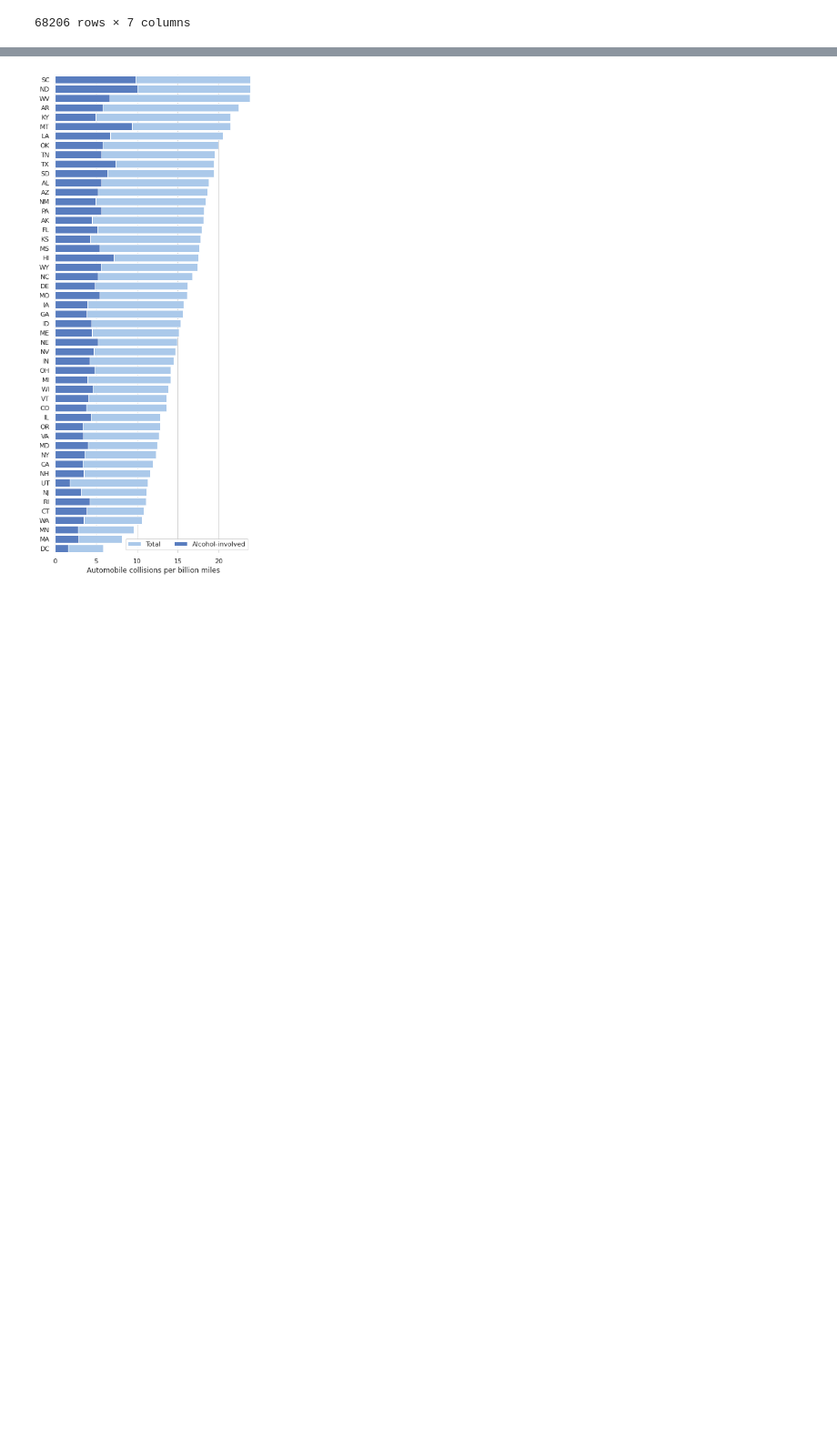
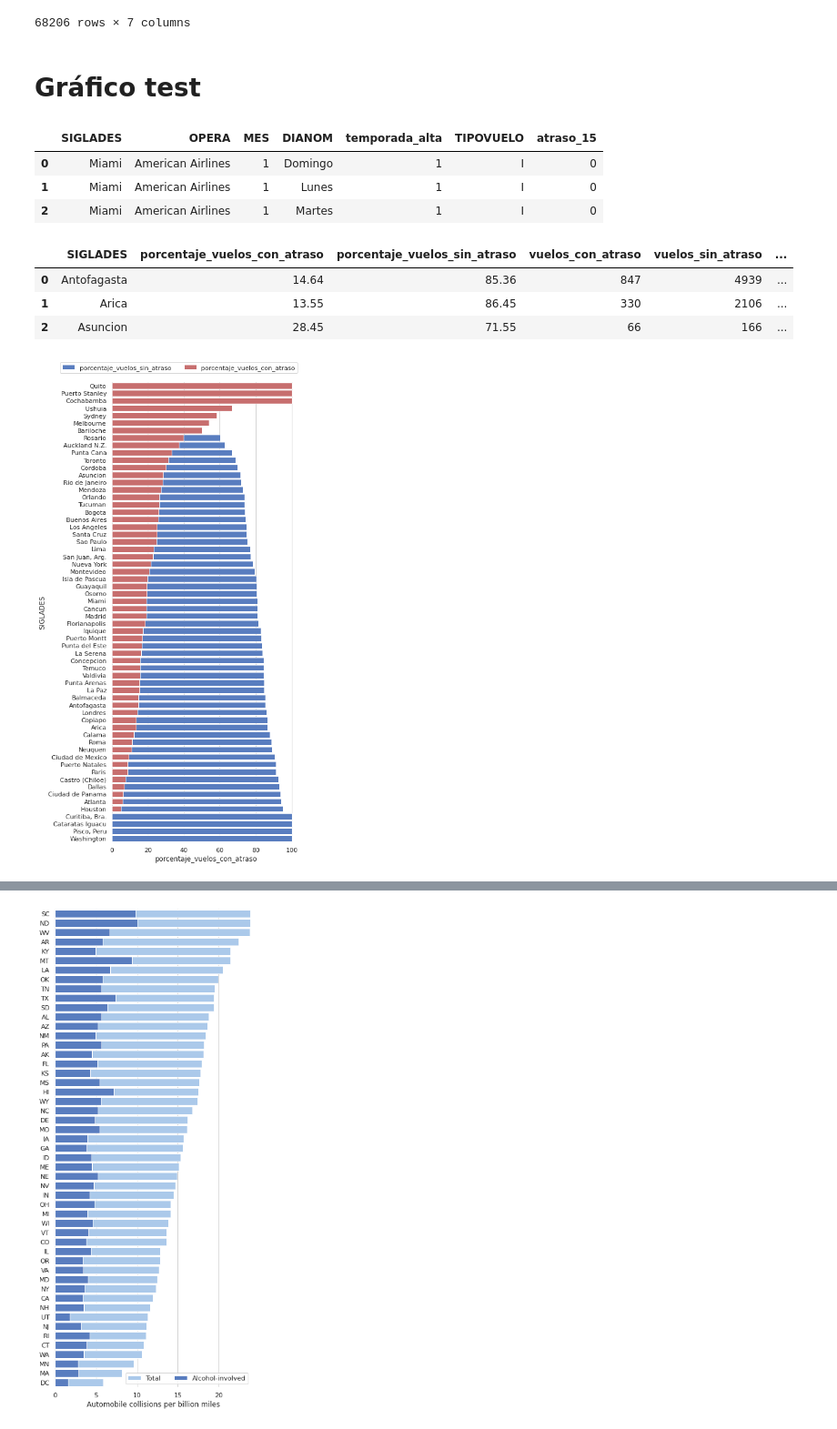
Before and after one commit to alexandergribenchenko/DS_LATAM_Test, a Jupyter notebook: solution.ipynb, the cells around one changed output, grey strips where cells are left out. Shown at 91% size. Saved outputs shown, nothing was run; the diff lists cells and outputs as text; code cells hidden in the pictures; blank space fills up the shorter version.

```diff
--- a/solution.ipynb
+++ b/solution.ipynb
@@ -434,3 +409,52 @@ df_reducida
 | 68204 | Lima | JetSmart SPA | 12 | Viernes | 1 | I | 0 |
 | 68205 | Lima | JetSmart SPA | 12 | Domingo | 1 | I | 0 |
 68206 rows × 7 columns
+# %% [markdown]
+# Gráfico test
+# %%
+df_reducida.head(3)
+# %% [output]
+|  | SIGLADES | OPERA | MES | DIANOM | temporada_alta | TIPOVUELO | atraso_15 |
+| 0 | Miami | American Airlines | 1 | Domingo | 1 | I | 0 |
+| 1 | Miami | American Airlines | 1 | Lunes | 1 | I | 0 |
+| 2 | Miami | American Airlines | 1 | Martes | 1 | I | 0 |
+# %%
+df_agregación = df_reducida.groupby(['SIGLADES'], as_index=False).\
+                            agg(porcentaje_vuelos_con_atraso = ('atraso_15', lambda x: round(100*(x == 1).sum()/x.count(),2)),
+                                porcentaje_vuelos_sin_atraso = ('atraso_15', lambda x: round(100*(x == 0).sum()/x.count(),2)),
+                                vuelos_con_atraso = ('atraso_15', lambda x: (x == 1).sum()),
+                                vuelos_sin_atraso = ('atraso_15', lambda x: (x == 0).sum()),
+                                vuelos_total=('atraso_15', 'count'),
+                                ).\
+                            sort_values(by=['SIGLADES'], ascending=[True])
+
+df_agregación.head(3)
+# %% [output]
+|  | SIGLADES | porcentaje_vuelos_con_atraso | porcentaje_vuelos_sin_atraso | vuelos_con_atraso | vuelos_sin_atraso | ... |
+| 0 | Antofagasta | 14.64 | 85.36 | 847 | 4939 | ... |
+| 1 | Arica | 13.55 | 86.45 | 330 | 2106 | ... |
+| 2 | Asuncion | 28.45 | 71.55 | 66 | 166 | ... |
+# %%
+order_SIGLADES = list(df_agregación.sort_values(by=['porcentaje_vuelos_con_atraso'], ascending=[False]).SIGLADES)
+
+# Initialize the matplotlib figure
+f, ax = plt.subplots(figsize=(6, 15))
+
+# Plot the crashes where alcohol was involved
+sns.set_color_codes("muted")
+sns.barplot(x="porcentaje_vuelos_sin_atraso", y="SIGLADES", data=df_agregación,
+            label="porcentaje_vuelos_sin_atraso", color="b", order=order_SIGLADES )
+
+# Plot the crashes where alcohol was involved
+# sns.set_color_codes('pastel')
+sns.barplot(x="porcentaje_vuelos_con_atraso", y="SIGLADES", data=df_agregación,
+            label="porcentaje_vuelos_con_atraso", color="r", order=order_SIGLADES)
+
+
+# Add a legend and informative axis label
+ax.legend(ncol=2, loc="upper right", bbox_to_anchor=(1,1.05), frameon=True)
+# ax.set(xlim=(0, 24), ylabel="",
+#        xlabel="Automobile collisions per billion miles")
+sns.despine(left=True, bottom=True)
+# %% [output]
+[figure, added]
```
Also changed, not shown: parts of 19 cells of this notebook.
